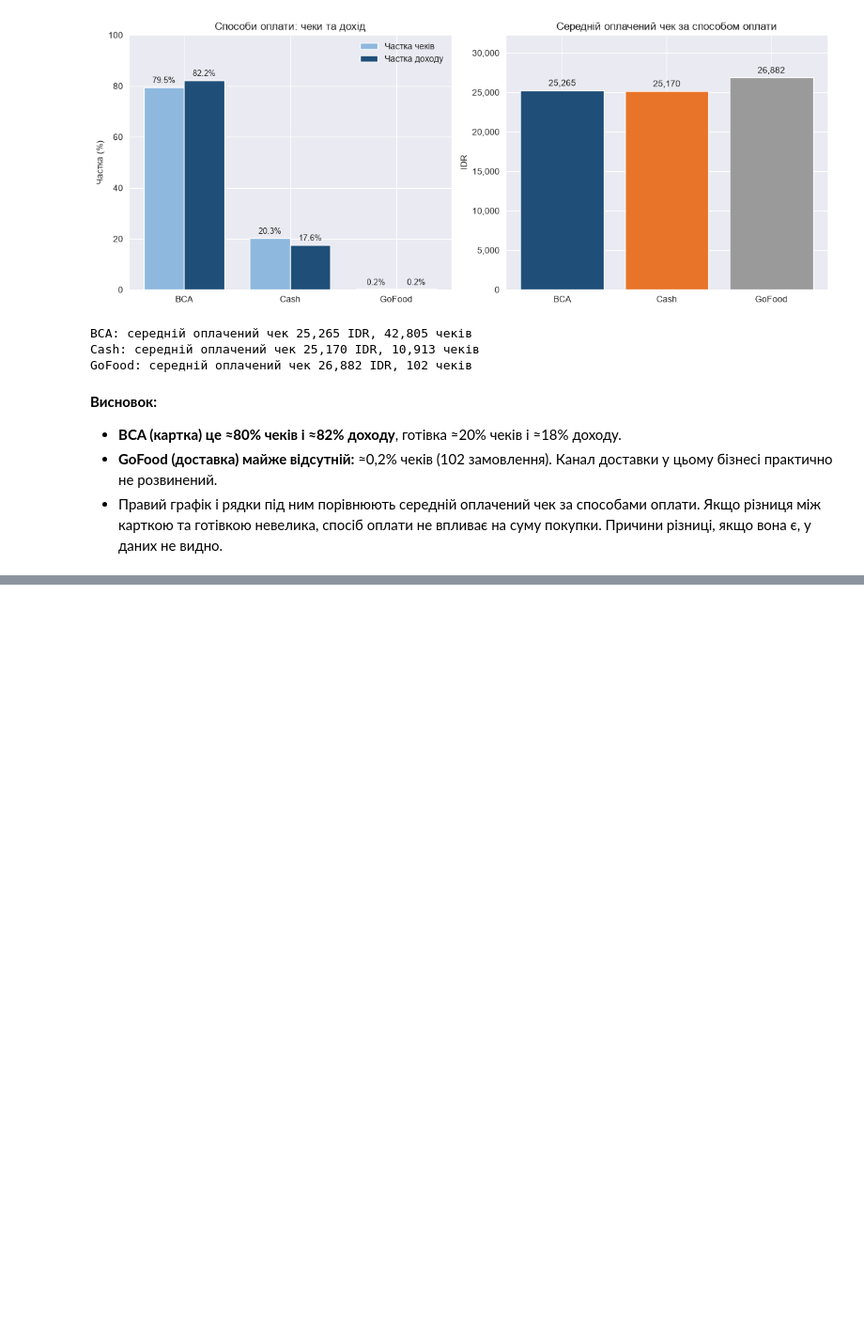
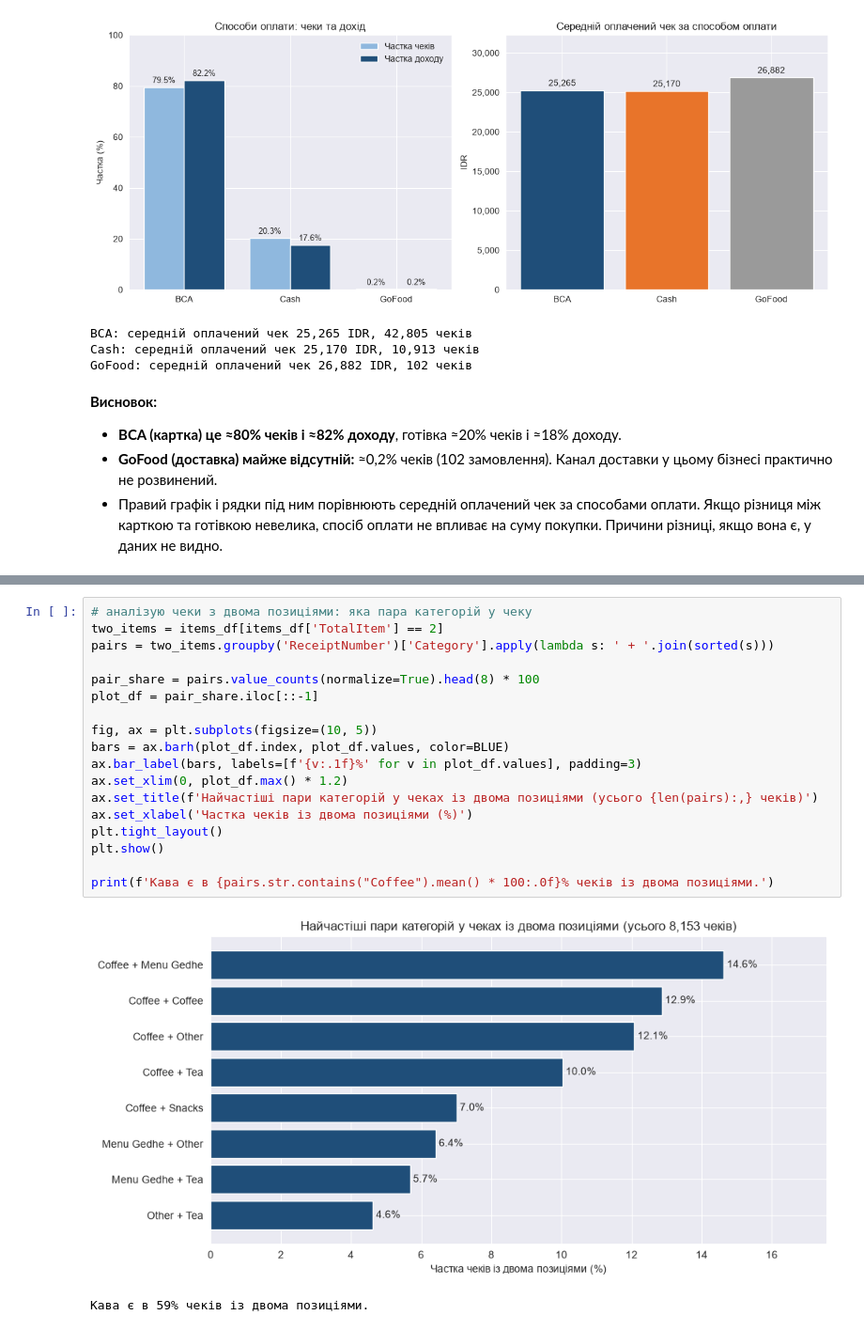
Before and after one commit to Chuchman-Dima/FB-Sales-Revenue-Analytics, a Jupyter notebook: notebook/notebook.ipynb, the cells around one changed output, grey strips where cells are left out. Shown at 94% size. Saved outputs shown, nothing was run; the diff lists cells and outputs as text; blank space fills up the shorter version.

```diff
--- a/notebook/notebook.ipynb
+++ b/notebook/notebook.ipynb
@@ -623,0 +641,21 @@ GoFood: середній оплачений чек 26,882 IDR, 102 чеків
+# %%
+# аналізую чеки з двома позиціями: яка пара категорій у чеку
+two_items = items_df[items_df['TotalItem'] == 2]
+pairs = two_items.groupby('ReceiptNumber')['Category'].apply(lambda s: ' + '.join(sorted(s)))
+
+pair_share = pairs.value_counts(normalize=True).head(8) * 100
+plot_df = pair_share.iloc[::-1]
+
+fig, ax = plt.subplots(figsize=(10, 5))
+bars = ax.barh(plot_df.index, plot_df.values, color=BLUE)
+ax.bar_label(bars, labels=[f'{v:.1f}%' for v in plot_df.values], padding=3)
+ax.set_xlim(0, plot_df.max() * 1.2)
+ax.set_title(f'Найчастіші пари категорій у чеках із двома позиціями (усього {len(pairs):,} чеків)')
+ax.set_xlabel('Частка чеків із двома позиціями (%)')
+plt.tight_layout()
+plt.show()
+
+print(f'Кава є в {pairs.str.contains("Coffee").mean() * 100:.0f}% чеків із двома позиціями.')
+# %% [output]
+[figure, added]
+Кава є в 59% чеків із двома позиціями.
```
Also changed, not shown: parts of 3 cells of this notebook.
